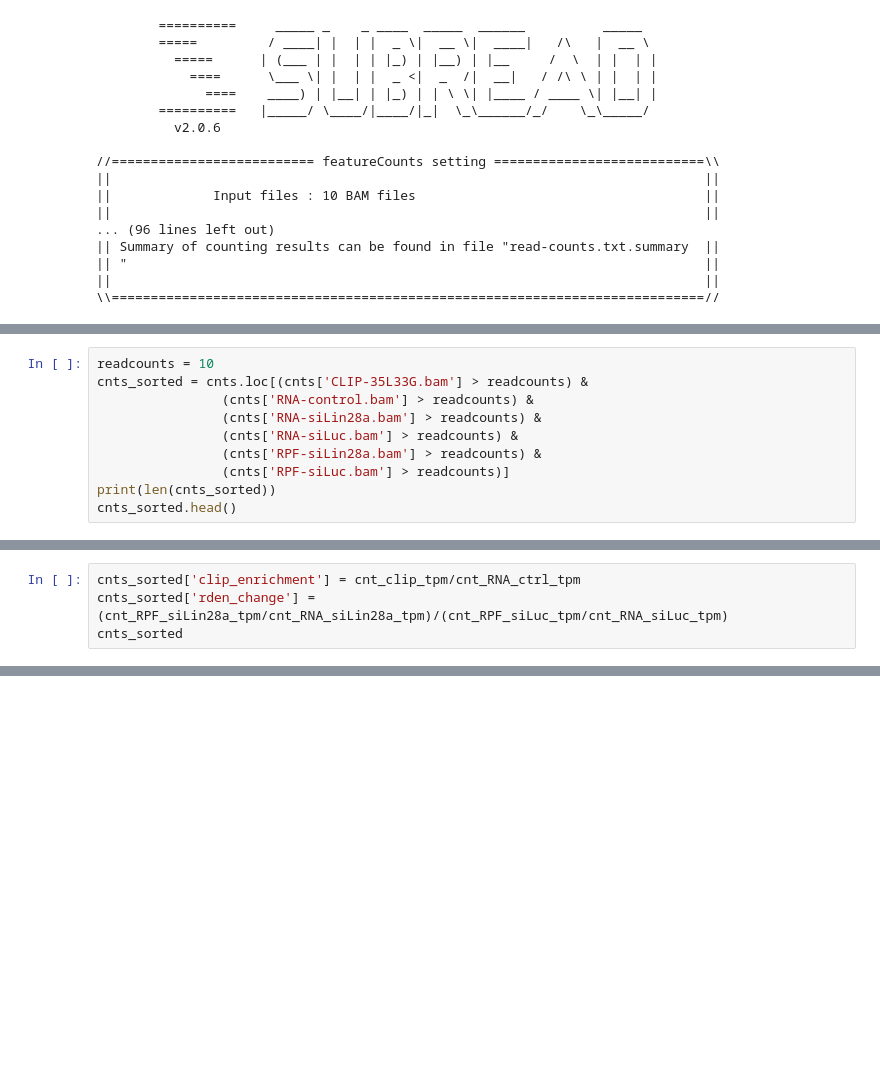
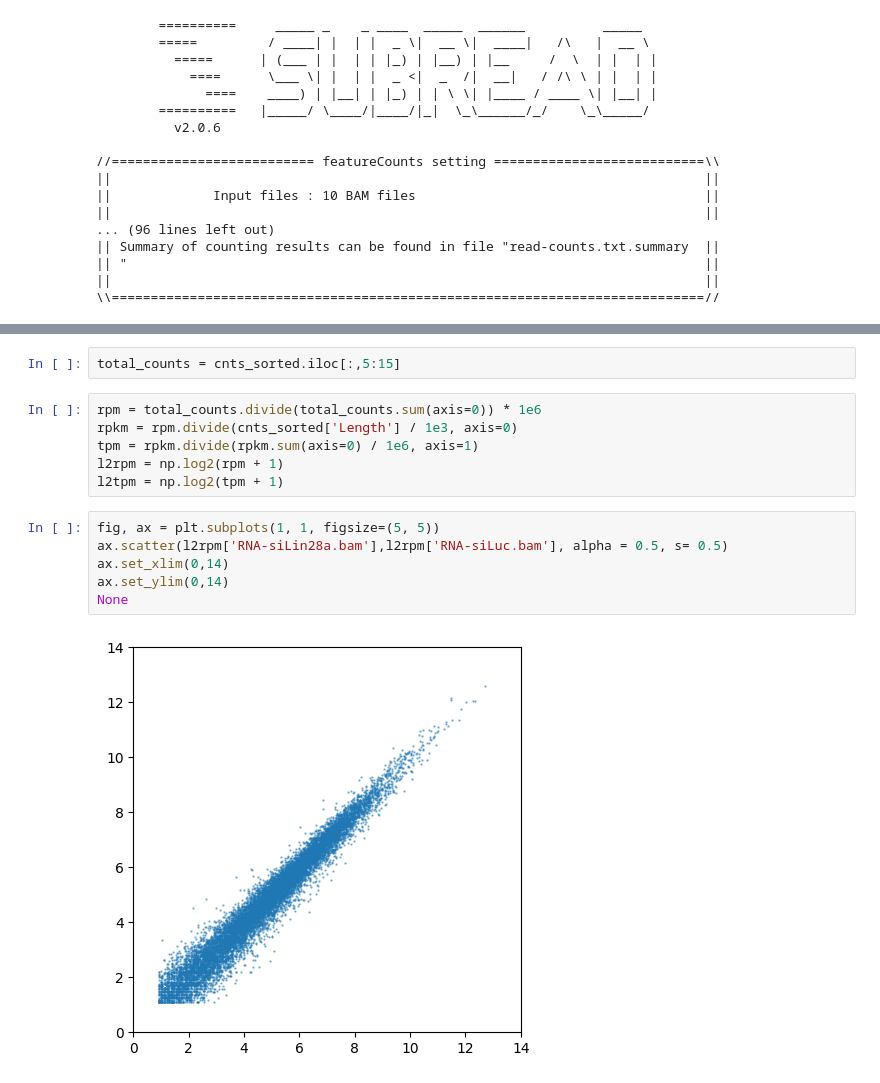
Before and after one commit to jjun7793/2024snubinfo_term, a Jupyter notebook: Junyoung_Park_2024snubinfo.ipynb, the cells around one changed output, grey strips where cells are left out. Saved outputs shown, nothing was run; the diff lists cells and outputs as text; blank space fills up the shorter version.

```diff
--- a/Junyoung_Park_2024snubinfo.ipynb
+++ b/Junyoung_Park_2024snubinfo.ipynb
@@ -60,10 +64,0 @@ len(cnts)
-# %%
-readcounts = 10
-cnts_sorted = cnts.loc[(cnts['CLIP-35L33G.bam'] > readcounts) &
-                (cnts['RNA-control.bam'] > readcounts) &
-                (cnts['RNA-siLin28a.bam'] > readcounts) &
-                (cnts['RNA-siLuc.bam'] > readcounts) &
-                (cnts['RPF-siLin28a.bam'] > readcounts) &
-                (cnts['RPF-siLuc.bam'] > readcounts)]
-print(len(cnts_sorted))
-cnts_sorted.head()
@@ -86,4 +64,0 @@ cnt_RNA_siLuc_tpm = (cnts_sorted['RNA-siLuc.bam'])/(sum(((cnts_sorted['RNA-siLuc
-# %%
-cnts_sorted['clip_enrichment'] = cnt_clip_tpm/cnt_RNA_ctrl_tpm
-cnts_sorted['rden_change'] = (cnt_RPF_siLin28a_tpm/cnt_RNA_siLin28a_tpm)/(cnt_RPF_siLuc_tpm/cnt_RNA_siLuc_tpm)
-cnts_sorted
@@ -114,0 +65,16 @@ See the caveats in the documentation: https://pandas.pydata.org/pandas-docs/stab
+# %%
+total_counts = cnts_sorted.iloc[:,5:15]
+# %%
+rpm = total_counts.divide(total_counts.sum(axis=0)) * 1e6
+rpkm = rpm.divide(cnts_sorted['Length'] / 1e3, axis=0)
+tpm = rpkm.divide(rpkm.sum(axis=0) / 1e6, axis=1)
+l2rpm = np.log2(rpm + 1)
+l2tpm = np.log2(tpm + 1)
+# %%
+fig, ax = plt.subplots(1, 1, figsize=(5, 5))
+ax.scatter(l2rpm['RNA-siLin28a.bam'],l2rpm['RNA-siLuc.bam'], alpha = 0.5, s= 0.5)
+ax.set_xlim(0,14)
+ax.set_ylim(0,14)
+None
+# %% [output]
+[figure, added]
```
Also changed, not shown: parts of 17 cells of this notebook.
